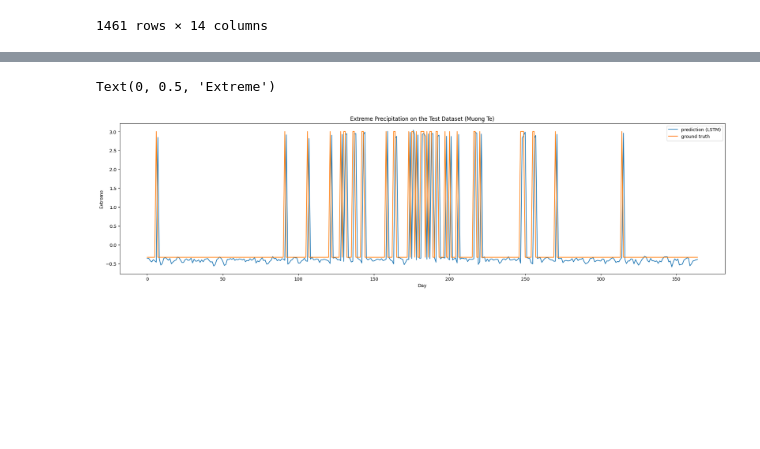
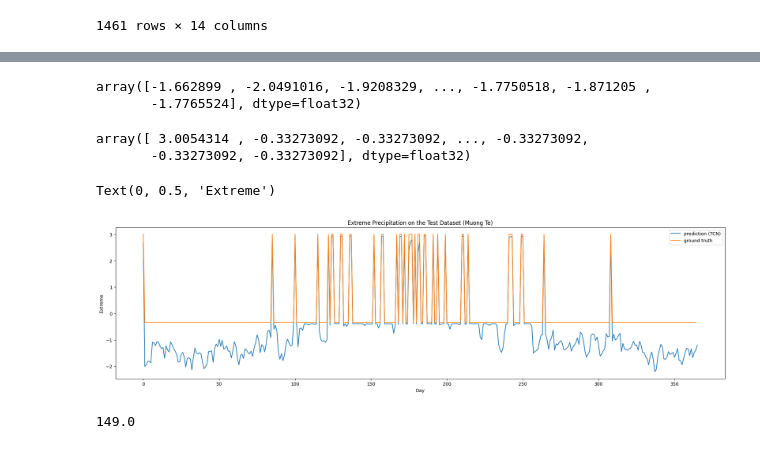
Before and after one commit to phuonglh/vlp, a Jupyter notebook: s2s/src/main/python/extreme-TCN.ipynb, the cells around one changed output, grey strips where cells are left out. Cells and saved outputs as stored; diff of their text form; code cells hidden in the pictures; blank space fills up the shorter version.

```diff
--- a/s2s/src/main/python/extreme-TCN.ipynb
+++ b/s2s/src/main/python/extreme-TCN.ipynb
@@ -195,5 +162,5 @@ valid.df
 # %%
-lookback, horizon = 7, 1
+lookback, horizon = 7, 7
 # %%
 scaler = StandardScaler()
 for data in [train, valid, test]:
@@ -218,5 +185,4 @@ extreme_weight = torch.full([1], 9.0)
 loss = nn.BCEWithLogitsLoss(pos_weight=extreme_weight)
 # %%
-lstm = LSTMForecaster(past_seq_len=lookback, input_feature_num=X.shape[-1], output_feature_num=y.shape[-1], hidden_dim=8, layer_num=2, \
-                      optimizer='Adam', loss=loss, lr=1e-5)
+model = TCNForecaster(past_seq_len=lookback, future_seq_len=horizon, input_feature_num=X.shape[-1], output_feature_num=y.shape[-1], optimizer='Adam', loss=loss, lr=1e-5)
 # %% [output]
@@ -225,5 +191,5 @@ Global seed set to 1
 # %%
-lstm.fit((X, y), batch_size=32, epochs=10)
+model.fit((X, y), batch_size=32, epochs=10)
 # %% [output]
 GPU available: False, used: False
 TPU available: False, using: 0 TPU cores
@@ -248,2 +220,2 @@ lstm.evaluate((X_valid, y_valid))
 # %%
-p_valid_lstm = lstm.predict(X_valid)
+p_valid_tcn = model.predict(X_valid)
@@ -250,14 +262,24 @@ p_valid_lstm = lstm.predict(X_valid)
+# %%
+p_valid_tcn[:,:,0][:,-1]
+# %% [output]
+array([-1.662899 , -2.0491016, -1.9208329, ..., -1.7750518, -1.871205 ,
+       -1.7765524], dtype=float32)
+# %%
+y_valid[:,:,0][:,-1]
+# %% [output]
+array([ 3.0054314 , -0.33273092, -0.33273092, ..., -0.33273092,
+       -0.33273092, -0.33273092], dtype=float32)
 # %%
 plt.figure(figsize=(24,6))
-plt.plot(p_valid_lstm[:,:,0][0:365])
-plt.plot(y_valid[:,:,0][0:365])
-plt.legend(["prediction (LSTM)", "ground truth"])
+plt.plot(p_valid_tcn[:,:,0][:,-1][horizon:horizon+366]) # shift horizon time steps
+plt.plot(y_valid[:,:,0][:,-1][0:365])
+plt.legend(["prediction (TCN)", "ground truth"])
 plt.title('Extreme Precipitation on the Test Dataset (Muong Te)')
 plt.xlabel('Day')
 plt.ylabel('Extreme')
 # %% [output]
 Text(0, 0.5, 'Extreme')
-[figure, old version]
+[figure, new version]
 # %%
 import numpy as np
 # %%
@@ -272 +294,5 @@ y_v = train.unscale_numpy(y_valid).flatten()
+# %%
+sum(y_v)
+# %% [output]
+149.0
 # %%
```
Also changed, not shown: parts of 40 cells of this notebook.
